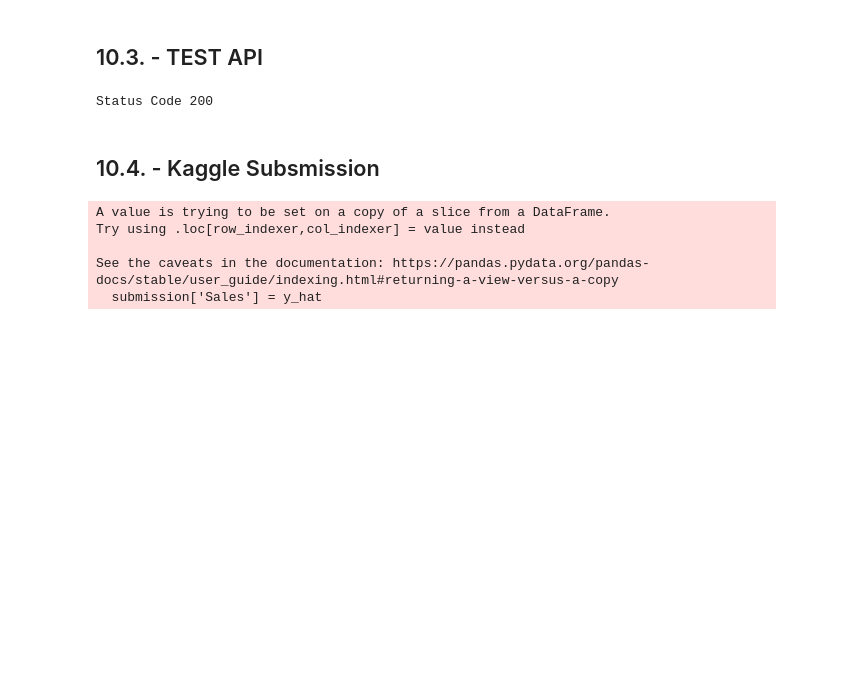
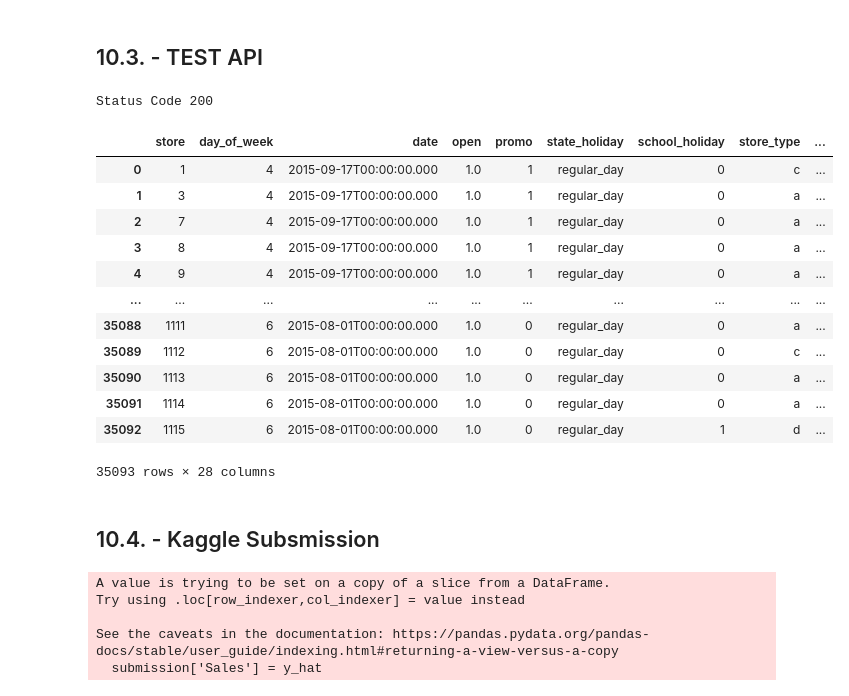
Before and after one commit to OscarFantozzi/Rossmann-Sales, a Jupyter notebook: rossmann_sales.ipynb, the cells around one changed output. Cells and saved outputs as stored; diff of their text form; code cells hidden in the pictures; blank space fills up the shorter version.

```diff
--- a/rossmann_sales.ipynb
+++ b/rossmann_sales.ipynb
@@ -1799,7 +1801,7 @@ df_test = df_test.drop( 'Id', axis = 1 )
 data = json.dumps( df_test.to_dict( orient = 'records' ) )
 # %%
 # API call
-url = 'http://192.168.1.18:5000/rossmann/predict'
+url = url_api
 header = {'Content-type' : 'application/json'}
 
 data = data
@@ -1810,6 +1812,21 @@ print( 'Status Code {}'.format( r.status_code ) )
 Status Code 200
 # %%
 d1 = pd.DataFrame( r.json(), columns = r.json()[0].keys() )
+d1
+# %% [output]
+|  | store | day_of_week | date | open | promo | state_holiday | school_holiday | store_type | ... |
+| 0 | 1 | 4 | 2015-09-17T00:00:00.000 | 1.0 | 1 | regular_day | 0 | c | ... |
+| 1 | 3 | 4 | 2015-09-17T00:00:00.000 | 1.0 | 1 | regular_day | 0 | a | ... |
+| 2 | 7 | 4 | 2015-09-17T00:00:00.000 | 1.0 | 1 | regular_day | 0 | a | ... |
+| 3 | 8 | 4 | 2015-09-17T00:00:00.000 | 1.0 | 1 | regular_day | 0 | a | ... |
+| 4 | 9 | 4 | 2015-09-17T00:00:00.000 | 1.0 | 1 | regular_day | 0 | a | ... |
+| ... | ... | ... | ... | ... | ... | ... | ... | ... | ... |
+| 35088 | 1111 | 6 | 2015-08-01T00:00:00.000 | 1.0 | 0 | regular_day | 0 | a | ... |
+| 35089 | 1112 | 6 | 2015-08-01T00:00:00.000 | 1.0 | 0 | regular_day | 0 | c | ... |
+| 35090 | 1113 | 6 | 2015-08-01T00:00:00.000 | 1.0 | 0 | regular_day | 0 | a | ... |
+| 35091 | 1114 | 6 | 2015-08-01T00:00:00.000 | 1.0 | 0 | regular_day | 0 | a | ... |
+| 35092 | 1115 | 6 | 2015-08-01T00:00:00.000 | 1.0 | 0 | regular_day | 1 | d | ... |
+35093 rows × 28 columns
 # %% [markdown]
 ## 10.4. - Kaggle Subsmission
 # %%
```
Also changed, not shown: parts of 3 cells of this notebook, 2 other files.
